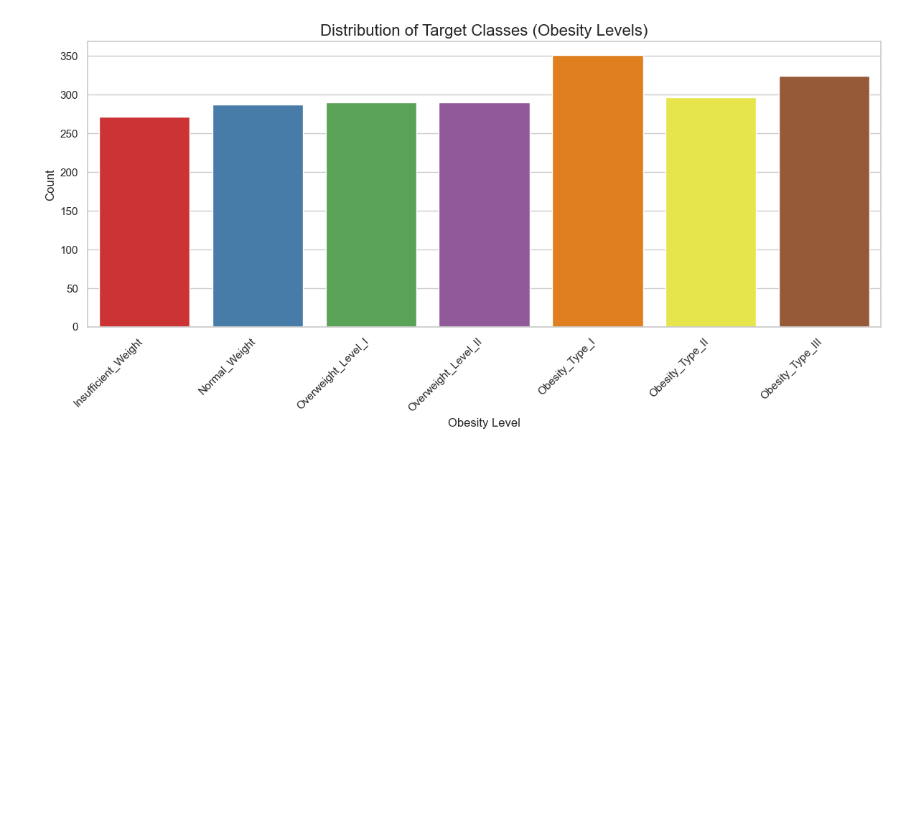
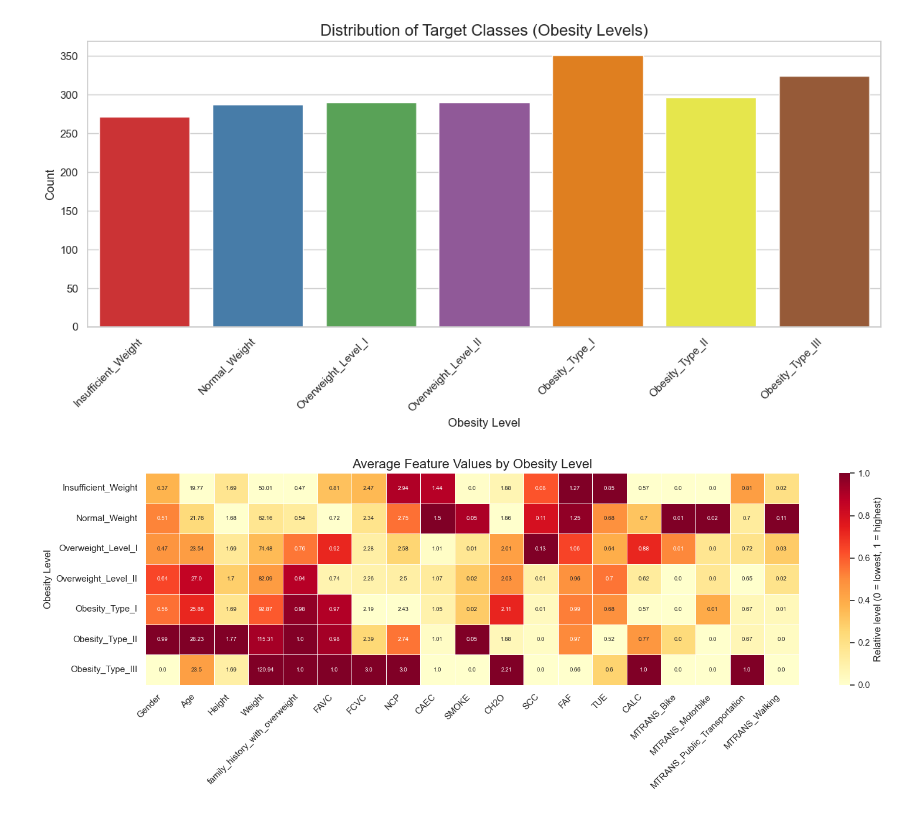
Before and after one commit to SoumayaTmane/MachineLearning-Project, a Jupyter notebook: DataCleaning.ipynb, the cells around one changed output. Drawn from its saved outputs; the diff is of its cells as text; code cells hidden in the pictures; blank space fills up the shorter version.

```diff
--- a/DataCleaning.ipynb
+++ b/DataCleaning.ipynb
@@ -153,3 +196,21 @@ Passing `palette` without assigning `hue` is deprecated and will be removed in v
 
   sns.countplot(x='NObeyesdad', data=df_raw, palette='Set1', order=['Insufficient_Weight', 'Normal_Weight', 'Overweight_Level_I', 'Overweight_Level_II', 'Obesity_Type_I', 'Obesity_Type_II', 'Obesity_T ...
 [figure]
+# %%
+# Figure4: Average feature value for each obesity level (The numbers are the real averages, for example Gender 0.99 means 99% male. The colors show which level has the highest value for that column.)
+level_means = df.groupby('NObeyesdad').mean()
+level_means.index = target_order          # show names instead of 0-6 for each level
+
+# Scale each column 0-1 so features with different units can share one color scale
+level_norm = (level_means - level_means.min()) / (level_means.max() - level_means.min())
+
+plt.figure(figsize=(16, 6))
+sns.heatmap(level_norm, annot=level_means.round(2), fmt='', cmap='YlOrRd',
+            linewidths=0.5, annot_kws={'size': 7}, cbar_kws={'label': 'Relative level (0 = lowest, 1 = highest)'})
+plt.title('Average Feature Values by Obesity Level', fontsize=16)
+plt.ylabel('Obesity Level')
+plt.xticks(rotation=45, ha='right')
+plt.tight_layout()
+plt.show()
+# %% [output]
+[figure, added]
```
Also changed, not shown: parts of 7 cells of this notebook.
